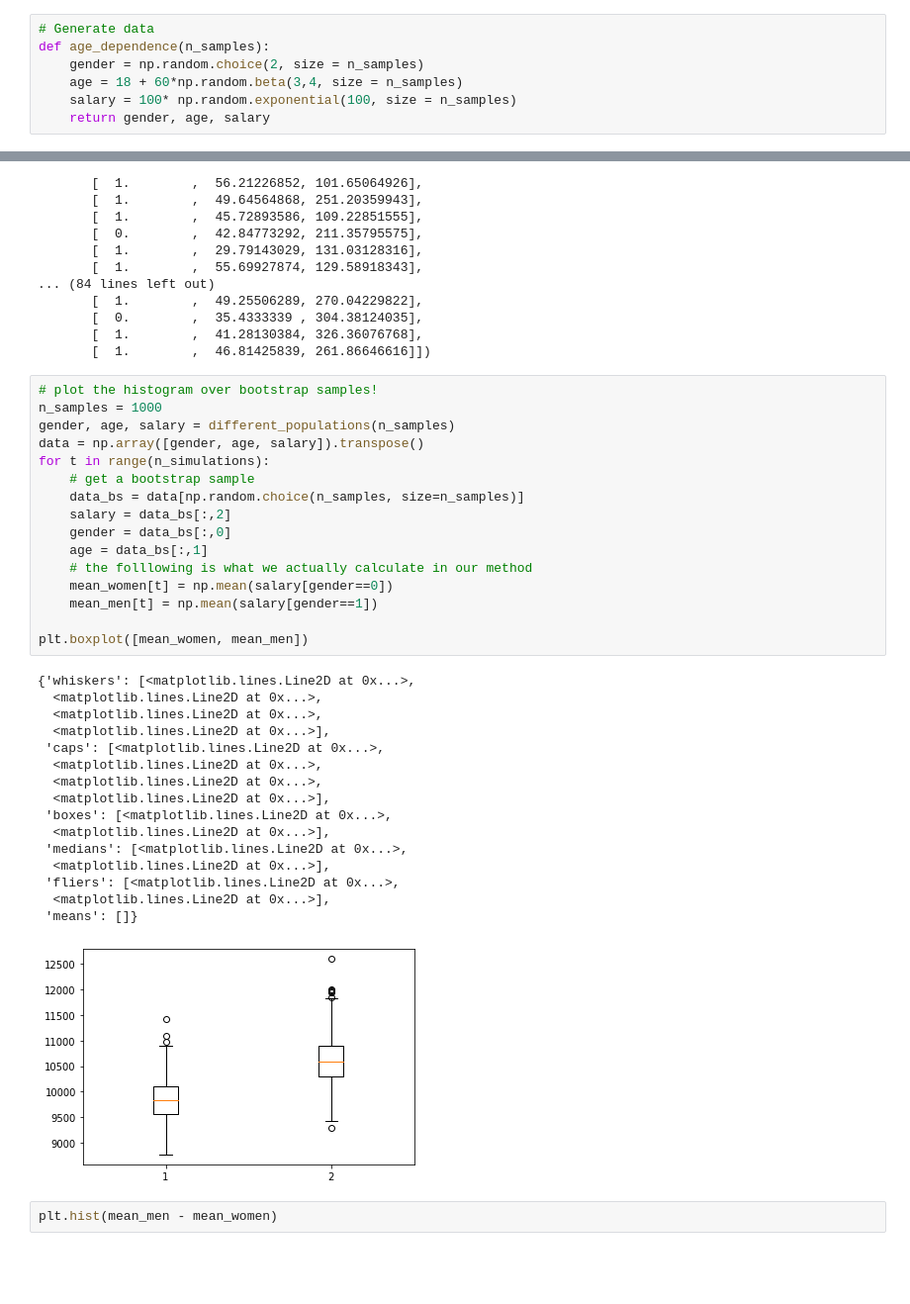
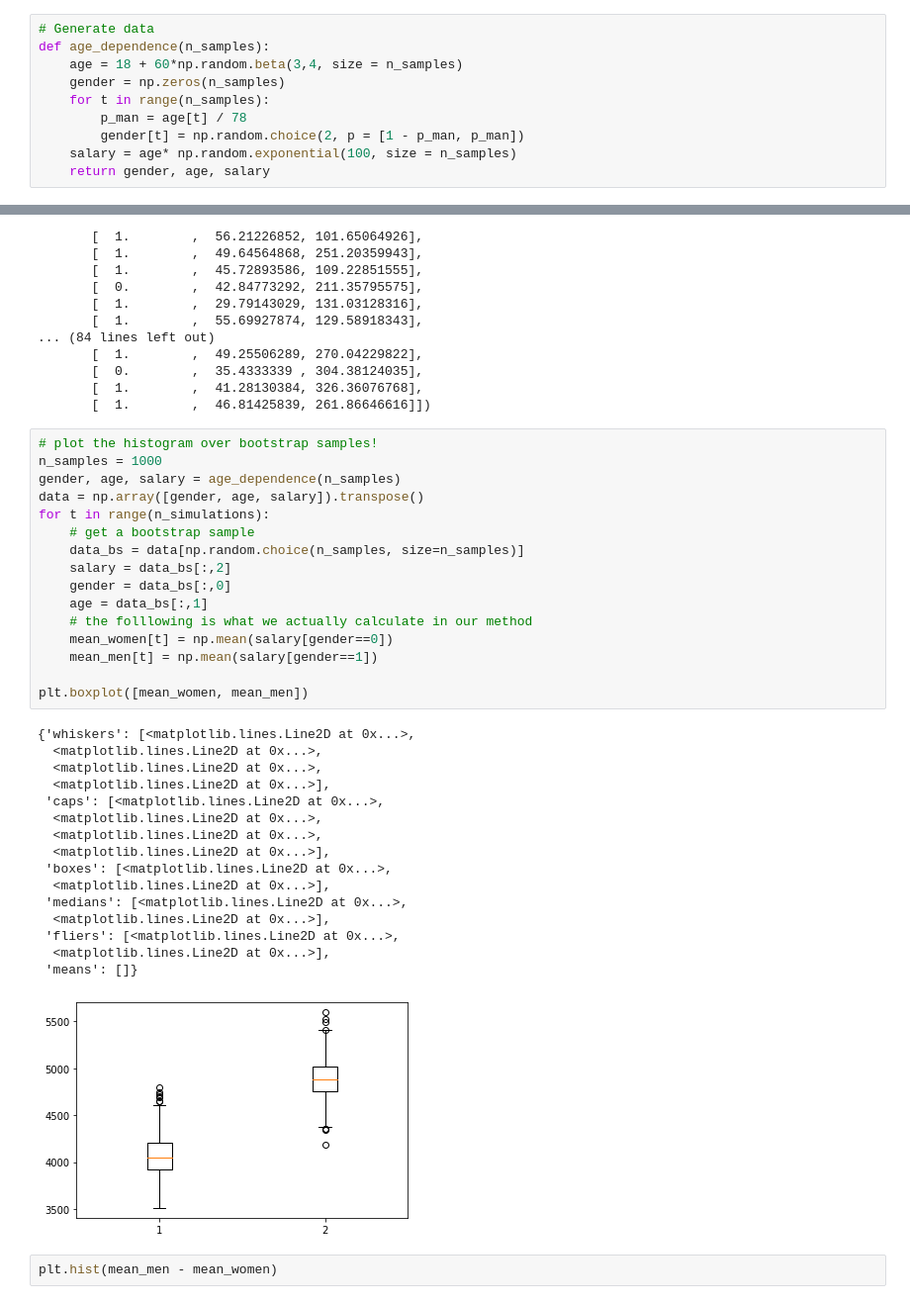
Before and after one commit to olethrosdc/digital-skills, a Jupyter notebook: src/sampling/Salaries.ipynb, the cells around one changed output, grey strips where cells are left out. Shown at 99% size. Saved outputs shown, nothing was run; the diff lists cells and outputs as text; blank space fills up the shorter version.

```diff
--- a/src/sampling/Salaries.ipynb
+++ b/src/sampling/Salaries.ipynb
@@ -17,9 +17,12 @@ def different_populations(n_samples):
 # %%
 # Generate data
 def age_dependence(n_samples):
-    gender = np.random.choice(2, size = n_samples)
     age = 18 + 60*np.random.beta(3,4, size = n_samples)
-    salary = 100* np.random.exponential(100, size = n_samples)
+    gender = np.zeros(n_samples)
+    for t in range(n_samples):
+        p_man = age[t] / 78
+        gender[t] = np.random.choice(2, p = [1 - p_man, p_man])
+    salary = age* np.random.exponential(100, size = n_samples)
     return gender, age, salary
 # %%
 n_samples = 1000
@@ -120,36 +123,36 @@ array([[  1.        ,  25.9133738 , 105.38717405],
 # %%
 # plot the histogram over bootstrap samples!
 n_samples = 1000
-gender, age, salary = different_populations(n_samples)
+gender, age, salary = age_dependence(n_samples)
 data = np.array([gender, age, salary]).transpose()
 for t in range(n_simulations):
     # get a bootstrap sample
     data_bs = data[np.random.choice(n_samples, size=n_samples)]
     salary = data_bs[:,2]
     gender = data_bs[:,0]
     age = data_bs[:,1]
     # the folllowing is what we actually calculate in our method
     mean_women[t] = np.mean(salary[gender==0])
     mean_men[t] = np.mean(salary[gender==1])
 
 plt.boxplot([mean_women, mean_men])
 # %% [output]
 {'whiskers': [<matplotlib.lines.Line2D at 0x...>,
   <matplotlib.lines.Line2D at 0x...>,
   <matplotlib.lines.Line2D at 0x...>,
   <matplotlib.lines.Line2D at 0x...>],
  'caps': [<matplotlib.lines.Line2D at 0x...>,
   <matplotlib.lines.Line2D at 0x...>,
   <matplotlib.lines.Line2D at 0x...>,
   <matplotlib.lines.Line2D at 0x...>],
  'boxes': [<matplotlib.lines.Line2D at 0x...>,
   <matplotlib.lines.Line2D at 0x...>],
  'medians': [<matplotlib.lines.Line2D at 0x...>,
   <matplotlib.lines.Line2D at 0x...>],
  'fliers': [<matplotlib.lines.Line2D at 0x...>,
   <matplotlib.lines.Line2D at 0x...>],
  'means': []}
-[figure, old version]
+[figure, new version]
 # %%
 plt.hist(mean_men - mean_women)
 # %% [output]
```
Also changed, not shown: parts of 5 cells of this notebook, 1 other file.
